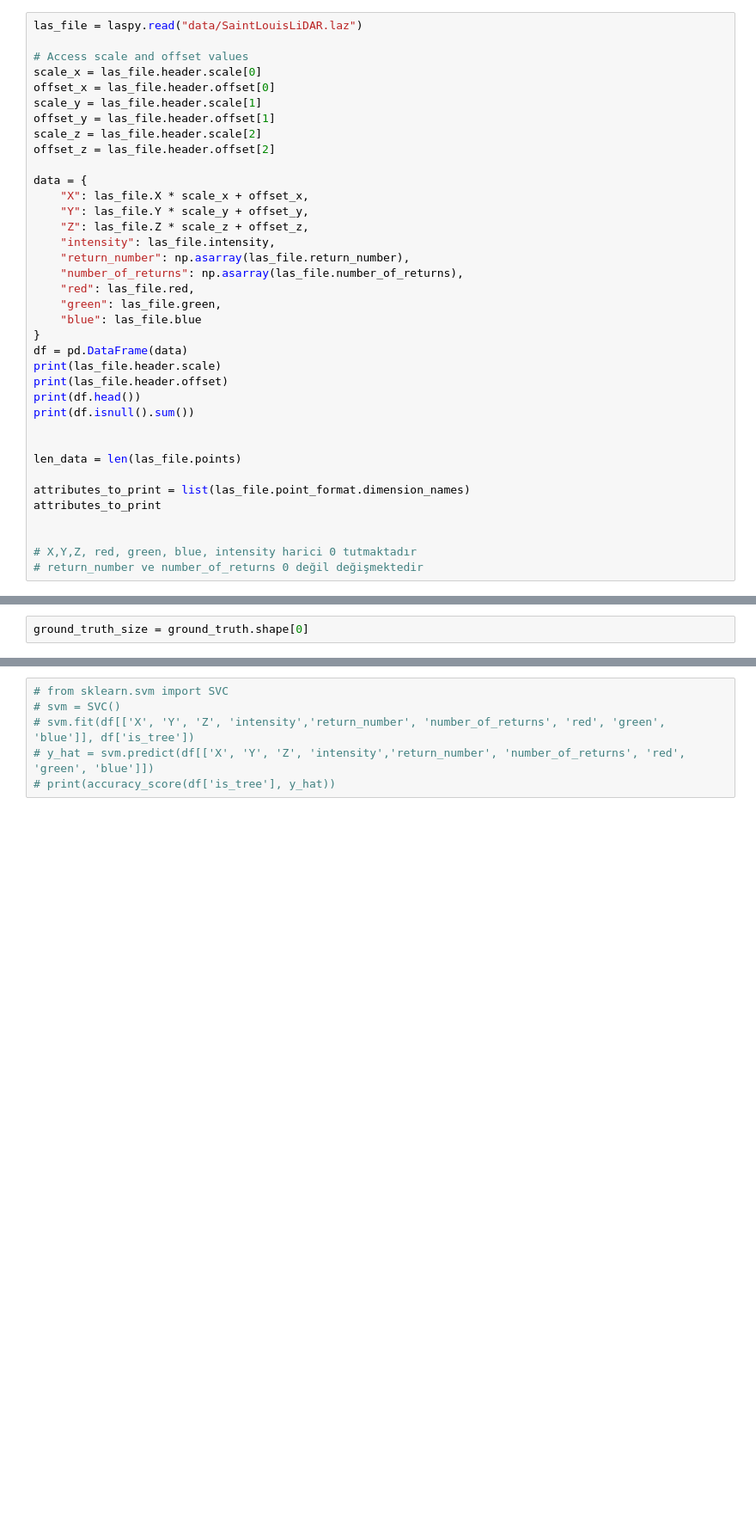
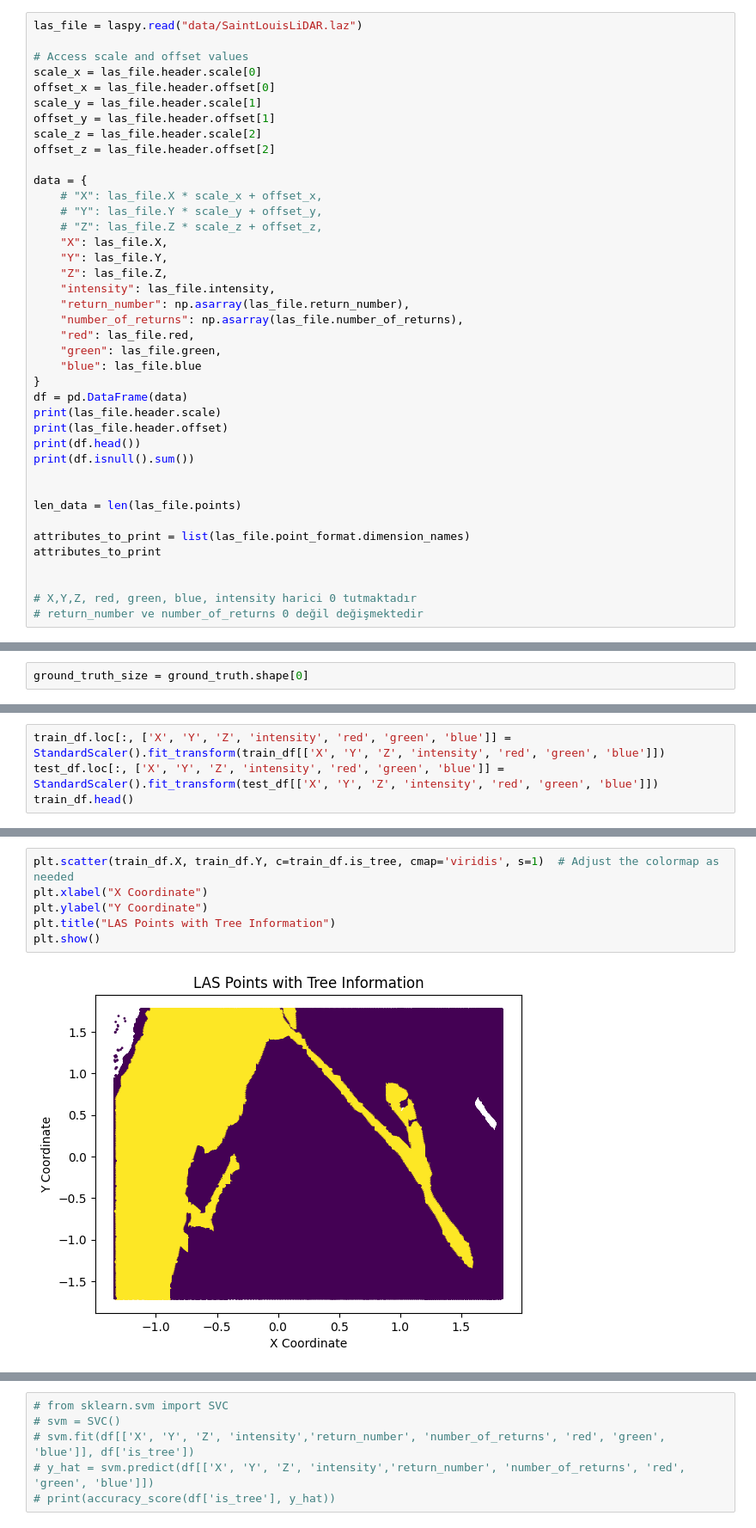
Before and after one commit to esatozholcek/Tree-Classification-Point-Cloud, a Jupyter notebook: project.ipynb, the cells around one changed output, grey strips where cells are left out. Shown at 86% size. Cells and saved outputs as stored; diff of their text form; blank space fills up the shorter version.

```diff
--- a/project.ipynb
+++ b/project.ipynb
@@ -32,9 +32,12 @@ scale_z = las_file.header.scale[2]
 offset_z = las_file.header.offset[2]
 
 data = {
-    "X": las_file.X * scale_x + offset_x,
-    "Y": las_file.Y * scale_y + offset_y,
-    "Z": las_file.Z * scale_z + offset_z,
+    # "X": las_file.X * scale_x + offset_x,
+    # "Y": las_file.Y * scale_y + offset_y,
+    # "Z": las_file.Z * scale_z + offset_z,
+    "X": las_file.X,
+    "Y": las_file.Y,
+    "Z": las_file.Z,
     "intensity": las_file.intensity,
     "return_number": np.asarray(las_file.return_number),
     "number_of_returns": np.asarray(las_file.number_of_returns),
@@ -312,0 +340,4 @@ number is : 4301870.855
+# %%
+train_df.loc[:, ['X', 'Y', 'Z', 'intensity', 'red', 'green', 'blue']] = StandardScaler().fit_transform(train_df[['X', 'Y', 'Z', 'intensity', 'red', 'green', 'blue']])
+test_df.loc[:, ['X', 'Y', 'Z', 'intensity', 'red', 'green', 'blue']] = StandardScaler().fit_transform(test_df[['X', 'Y', 'Z', 'intensity', 'red', 'green', 'blue']])
+train_df.head()
@@ -316 +356,9 @@ number is : 4301870.855
+# %%
+plt.scatter(train_df.X, train_df.Y, c=train_df.is_tree, cmap='viridis', s=1)  # Adjust the colormap as needed
+plt.xlabel("X Coordinate")
+plt.ylabel("Y Coordinate")
+plt.title("LAS Points with Tree Information")
+plt.show()
+# %% [output]
+[figure, added]
 # %%
```
Also changed, not shown: parts of 16 cells of this notebook.
